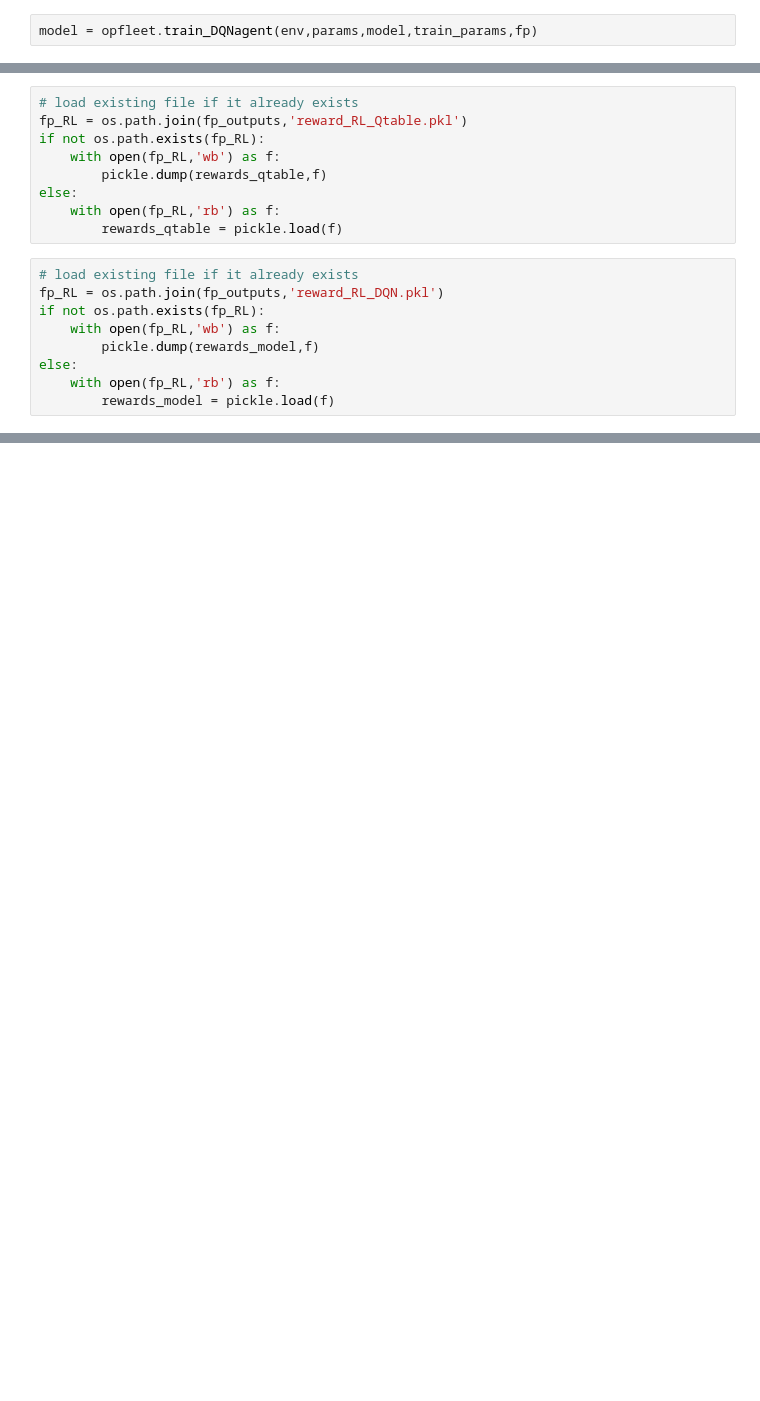
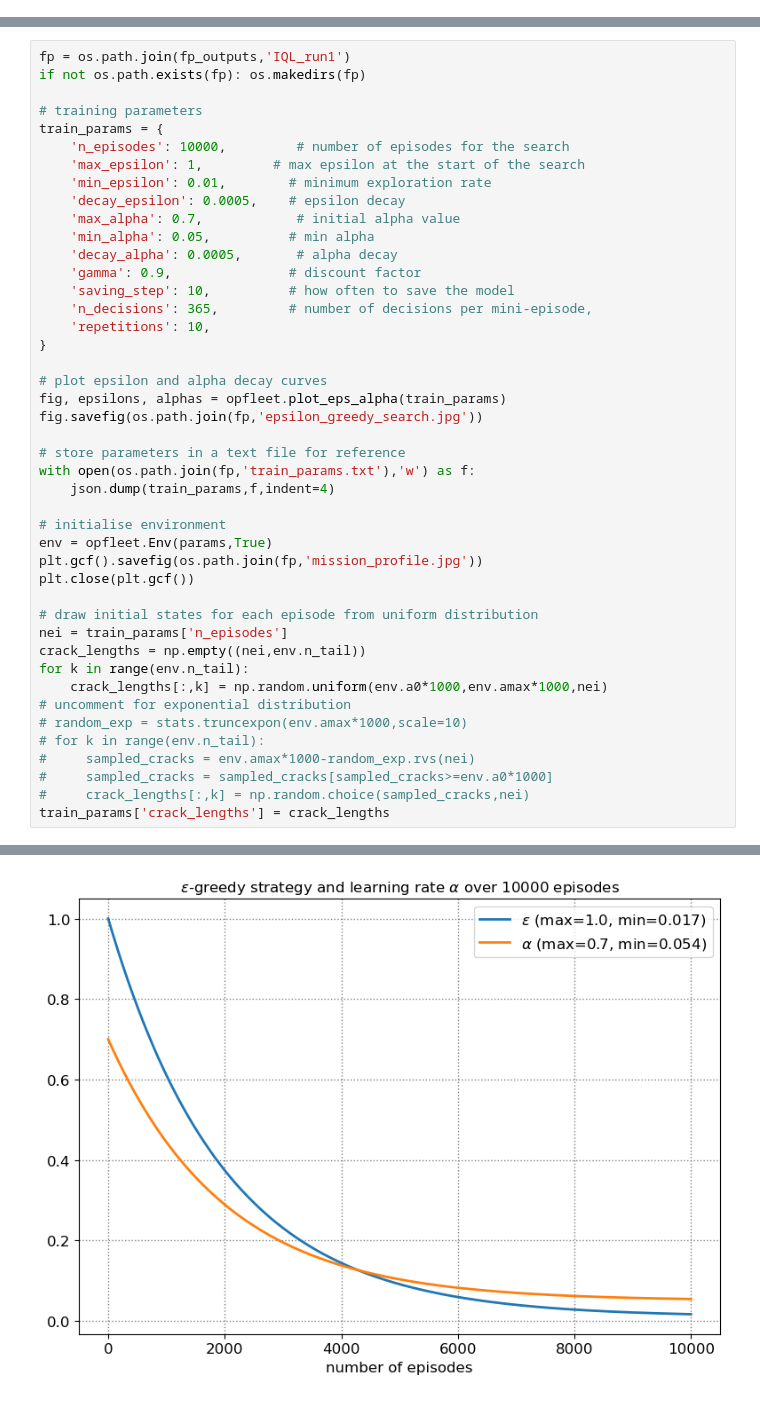
Before and after one commit to UNSW-MCM/RLfleet, a Jupyter notebook: 5_fleet_optimisation_IQL.ipynb, the cells around one changed output, grey strips where cells are left out. Drawn from its saved outputs; the diff is of its cells as text; blank space fills up the shorter version.

```diff
--- a/5_fleet_optimisation_IQL.ipynb
+++ b/5_fleet_optimisation_IQL.ipynb
@@ -378,2 +172,0 @@ Now we run the policy search using `train_DQNagent()`
-# %%
-model = opfleet.train_DQNagent(env,params,model,train_params,fp)
@@ -457,18 +172,0 @@ rewards_model = opfleet.run_episodes_model(env,model,N)
-# %%
-# load existing file if it already exists
-fp_RL = os.path.join(fp_outputs,'reward_RL_Qtable.pkl')
-if not os.path.exists(fp_RL):
-    with open(fp_RL,'wb') as f:
-        pickle.dump(rewards_qtable,f)
-else:
-    with open(fp_RL,'rb') as f:
-        rewards_qtable = pickle.load(f)
-# %%
-# load existing file if it already exists
-fp_RL = os.path.join(fp_outputs,'reward_RL_DQN.pkl')
-if not os.path.exists(fp_RL):
-    with open(fp_RL,'wb') as f:
-        pickle.dump(rewards_model,f)
-else:
-    with open(fp_RL,'rb') as f:
-        rewards_model = pickle.load(f)
@@ -492,0 +173,45 @@ Having a model that runs for a single aircraft is very useful in the context of
+# %%
+fp = os.path.join(fp_outputs,'IQL_run1')
+if not os.path.exists(fp): os.makedirs(fp)
+
+# training parameters
+train_params = {
+    'n_episodes': 10000,         # number of episodes for the search
+    'max_epsilon': 1,         # max epsilon at the start of the search
+    'min_epsilon': 0.01,        # minimum exploration rate
+    'decay_epsilon': 0.0005,    # epsilon decay
+    'max_alpha': 0.7,            # initial alpha value
+    'min_alpha': 0.05,          # min alpha
+    'decay_alpha': 0.0005,       # alpha decay
+    'gamma': 0.9,               # discount factor
+    'saving_step': 10,          # how often to save the model
+    'n_decisions': 365,         # number of decisions per mini-episode,
+    'repetitions': 10,
+}
+
+# plot epsilon and alpha decay curves
+fig, epsilons, alphas = opfleet.plot_eps_alpha(train_params)
+fig.savefig(os.path.join(fp,'epsilon_greedy_search.jpg'))
+
+# store parameters in a text file for reference
+with open(os.path.join(fp,'train_params.txt'),'w') as f:
+    json.dump(train_params,f,indent=4)
+
+# initialise environment
+env = opfleet.Env(params,True)
+plt.gcf().savefig(os.path.join(fp,'mission_profile.jpg'))
+plt.close(plt.gcf())
+
+# draw initial states for each episode from uniform distribution
+nei = train_params['n_episodes']
+crack_lengths = np.empty((nei,env.n_tail))
+for k in range(env.n_tail):
+    crack_lengths[:,k] = np.random.uniform(env.a0*1000,env.amax*1000,nei)
+# uncomment for exponential distribution
+# random_exp = stats.truncexpon(env.amax*1000,scale=10)
+# for k in range(env.n_tail):
+#     sampled_cracks = env.amax*1000-random_exp.rvs(nei)
+#     sampled_cracks = sampled_cracks[sampled_cracks>=env.a0*1000]
+#     crack_lengths[:,k] = np.random.choice(sampled_cracks,nei)
+train_params['crack_lengths'] = crack_lengths
+# %% [output]
@@ -492,0 +229 @@ Having a model that runs for a single aircraft is very useful in the context of
+[figure, added]
```
Also changed, not shown: parts of 65 cells of this notebook, 2 other files.
